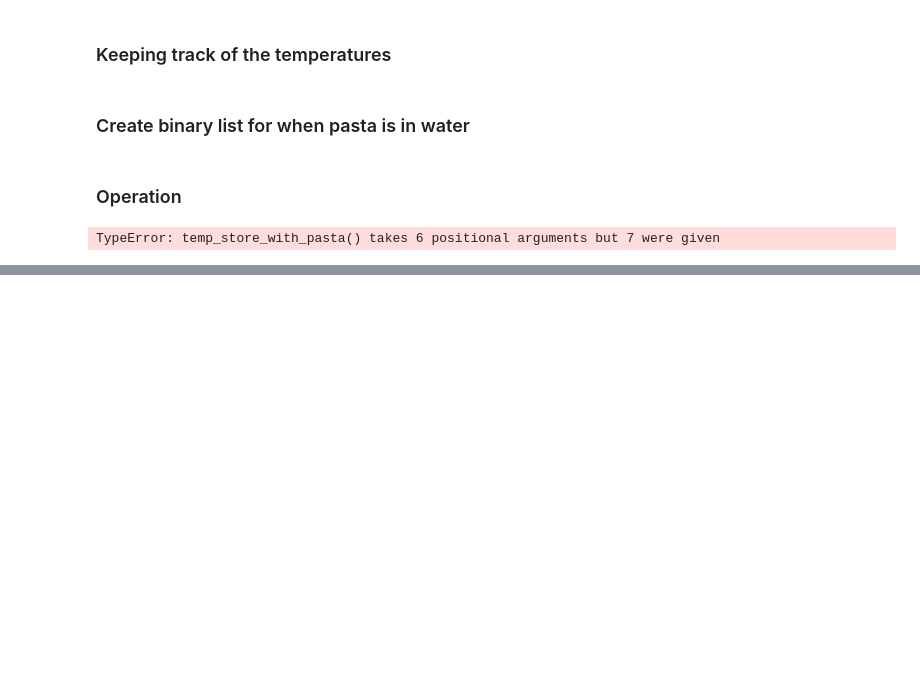
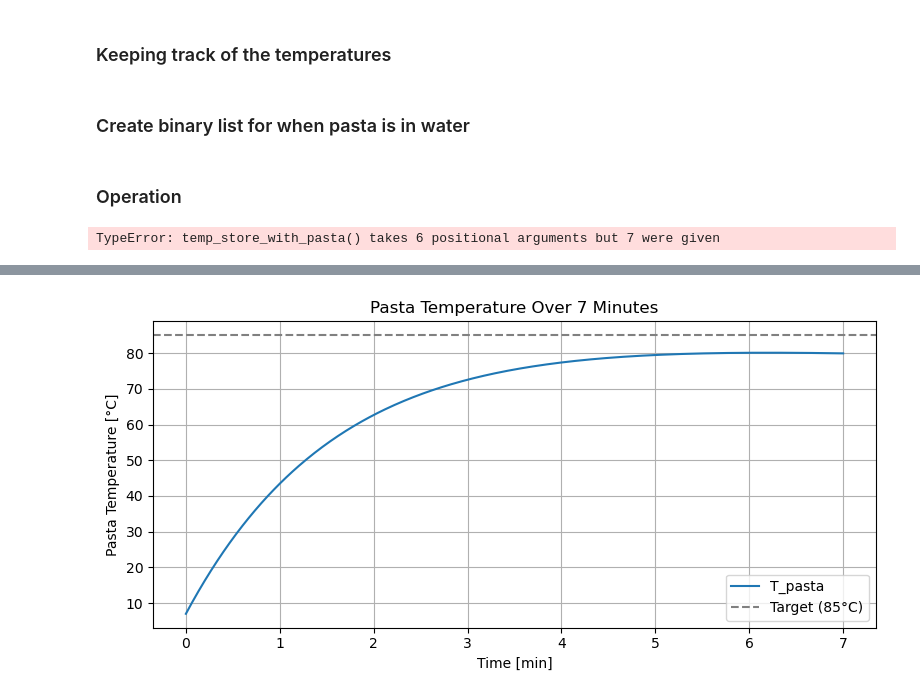
Before and after one commit to ahaeseli/SHC_project, a Jupyter notebook: control_strategy.ipynb, the cells around one changed output, grey strips where cells are left out. Saved outputs shown, nothing was run; the diff lists cells and outputs as text; code cells hidden in the pictures; blank space fills up the shorter version.

Commit message:
control strategy adapted and implemented with optimal values from simon

```diff
--- a/control_strategy.ipynb
+++ b/control_strategy.ipynb
@@ -507,0 +531,84 @@ print(list(T_water))
+# %%
+import numpy as np
+from scipy.integrate import odeint
+from scipy.optimize import minimize
+import matplotlib.pyplot as plt
+
+# --- Constants and parameters ---
+R_env = 30 / 1000    # K/W
+R_pasta = 15 / 1000  # K/W
+c_l = 4.18 * 1000    # J/kg·K water
+c_pasta = 3.5 * 1000 # J/kg·K pasta
+T_env = 20           # °C
+T_pasta_0 = 7        # °C
+rho_water = 997.     # kg/m³
+
+# Dimensions of water tank (m³) and mass
+V_store = (47 - 0.4) * (27 - 0.4) * (20 - 0.2) / 1000  # in liters
+m_store = V_store / 1e3 * rho_water  # kg
+m_pasta = 2  # kg
+
+# --- ODEs for water and pasta heat exchange ---
+def temp_store_with_pasta(T, t, Q_WP, m_store, m_pasta, c_water, c_pasta, T_env):
+    T_water, T_pasta = T
+    dT_waterdt = (Q_WP - (T_water - T_env) / R_env - (T_water - T_pasta) / R_pasta) / (m_store * c_water)
+    dT_pastadt = ((T_water - T_pasta) / R_pasta) / (m_pasta * c_pasta)
+    return [dT_waterdt, dT_pastadt]
+
+# --- Objective function for optimization ---
+def objective(x):
+    T_on, T_off, Q_hp = x
+    duration = 7 * 60  # simulate 7 minutes of pasta cooking
+    t = np.linspace(0, duration, duration)
+
+    T_water = T_off  # assume worst case, system just at upper bound
+    T_pasta = T_pasta_0
+    Q_WP = Q_hp if T_water < T_on else 0
+
+    # Simulate pasta heating process
+    sol = odeint(temp_store_with_pasta, [T_water, T_pasta], t, args=(Q_WP, m_store, m_pasta, c_l, c_pasta, T_env))
+    T_pasta_end = sol[-1, 1]
+
+    # Constraints/penalty terms
+    water_violation = max(0, T_water - 93) + max(0, 85 - T_on)
+    pasta_error = abs(T_pasta_end - 85)
+
+    # Weighted objective
+    return pasta_error + 10 * water_violation
+
+# --- Optimization setup ---
+bounds = [(85, 90), (90, 95), (2000, 5000)]  # (T_WP_on, T_WP_off, Q_hp)
+x0 = [87, 93, 3500]  # initial guess
+
+result = minimize(objective, x0, bounds=bounds, method='L-BFGS-B')
+
+# --- Results ---
+optimal_T_on, optimal_T_off, optimal_Q_hp = result.x
+optimal_pasta_error = result.fun
+
+print("Optimal controller settings:")
+print(f"  T_WP_on  = {optimal_T_on:.2f} °C")
+print(f"  T_WP_off = {optimal_T_off:.2f} °C")
+print(f"  Q_hp     = {optimal_Q_hp:.2f} W")
+print(f"Pasta temperature error = {optimal_pasta_error:.2f} °C")
+
+# --- Optional: visualize the result ---
+duration = 7 * 60
+t = np.linspace(0, duration, duration)
+T_water = optimal_T_off
+Q_WP = optimal_Q_hp if T_water < optimal_T_on else 0
+sol = odeint(temp_store_with_pasta, [T_water, T_pasta_0], t, args=(Q_WP, m_store, m_pasta, c_l, c_pasta, T_env))
+
+T_pasta_traj = sol[:, 1]
+
+plt.figure(figsize=(8, 4))
+plt.plot(t / 60, T_pasta_traj, label='T_pasta')
+plt.axhline(85, color='gray', linestyle='--', label='Target (85°C)')
+plt.xlabel("Time [min]")
+plt.ylabel("Pasta Temperature [°C]")
+plt.title("Pasta Temperature Over 7 Minutes")
+plt.legend()
+plt.grid(True)
+plt.tight_layout()
+plt.show()
+# %% [output]
@@ -507,0 +620 @@ print(list(T_water))
+[figure, added]
```
Also changed, not shown: parts of 8 cells of this notebook.
